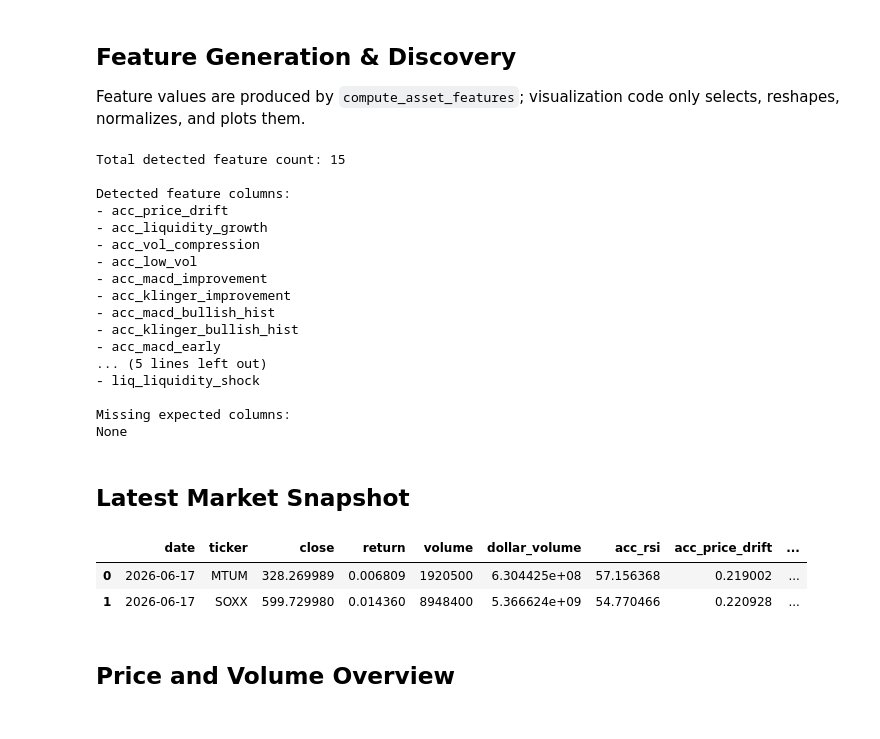
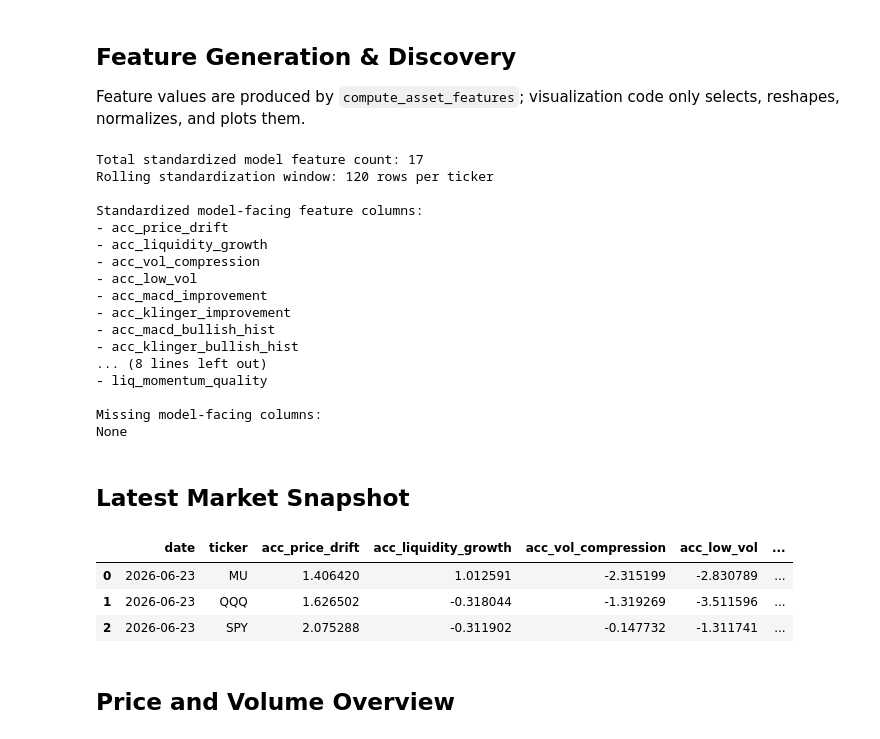
Before and after one commit to nidarshans/FINRL, a Jupyter notebook: notebooks/liquidity_momentum_terminal.ipynb, the cells around one changed output. Cells and saved outputs as stored; diff of their text form; code cells hidden in the pictures.

```diff
--- a/notebooks/liquidity_momentum_terminal.ipynb
+++ b/notebooks/liquidity_momentum_terminal.ipynb
@@ -51,13 +51,16 @@ pd.set_option("display.max_columns", 120)
 
 Edit these values, then run the notebook from top to bottom.
 # %%
-TICKERS = ("SOXX", "MTUM")
-START = "2026-01-01"
-END = "2026-06-18"
+TICKERS = ("MU", "SPY", "QQQ")
+START = "2024-01-01"
+END = "2027-06-23"
 CACHE_DIR = "data/cache"
 LOCAL_OHLCV_PATH = None  # Example: "data/cache/ohlcv.parquet"
-FEATURE_CONFIG = FeatureConfig()
-PREPROCESSING_CONFIG = PreprocessingConfig(rolling_window=252)
+FEATURE_CONFIG = FeatureConfig(
+    accumulation_window=60,
+    liquidity_ratio_window=60,
+)
+PREPROCESSING_CONFIG = PreprocessingConfig(rolling_window=120)
 USE_YFINANCE = True
 # %%
 EXPECTED_OHLCV_COLUMNS = {"date", "ticker", "open", "high", "low", "close", "adj_close", "volume"}
@@ -257,25 +261,29 @@ shape: (5, 8)
 
 Feature values are produced by `compute_asset_features`; visualization code only selects, reshapes, normalizes, and plots them.
 # %%
-features = compute_asset_features(ohlcv, FEATURE_CONFIG)
-feature_groups = detect_feature_columns(features)
+raw_features = compute_asset_features(ohlcv, FEATURE_CONFIG)
+feature_groups = detect_feature_columns(raw_features)
+standardized_bundle = standardize_model_features(raw_features, PREPROCESSING_CONFIG)
+features = standardized_bundle.asset_features
 features_pd = to_pandas_sorted(features)
 
-print(f"Total detected feature count: {len(feature_groups['all'])}")
-print("\nDetected feature columns:")
+print(f"Total standardized model feature count: {len(feature_groups['all'])}")
+print(f"Rolling standardization window: {PREPROCESSING_CONFIG.rolling_window} rows per ticker")
+print("\nStandardized model-facing feature columns:")
 for col in feature_groups["all"]:
     print(f"- {col}")
 
-print("\nMissing expected columns:")
+print("\nMissing model-facing columns:")
 if feature_groups["missing_expected"]:
     for col in feature_groups["missing_expected"]:
         print(f"- {col}")
 else:
     print("None")
 # %% [output]
-Total detected feature count: 15
+Total standardized model feature count: 17
+Rolling standardization window: 120 rows per ticker
 
-Detected feature columns:
+Standardized model-facing feature columns:
 - acc_price_drift
 - acc_liquidity_growth
 - acc_vol_compression
@@ -284,24 +292,24 @@ Detected feature columns:
 - acc_klinger_improvement
 - acc_macd_bullish_hist
 - acc_klinger_bullish_hist
-- acc_macd_early
-... (5 lines left out)
-- liq_liquidity_shock
+... (8 lines left out)
+- liq_momentum_quality
 
-Missing expected columns:
+Missing model-facing columns:
 None
 # %% [markdown]
 ## Latest Market Snapshot
 # %%
-snapshot = latest_snapshot(features_pd)
+snapshot = features_pd.sort_values("date").groupby("ticker").tail(1)[["date", "ticker", *MODEL_FEATURE_COLUMNS]].sort_values("ticker").reset_index(drop=True)
 try:
     display(snapshot.style.format(precision=4).background_gradient(cmap="viridis", subset=snapshot.select_dtypes(include=np.number).columns))
 except Exception:
     display(snapshot)
 # %% [output]
-|  | date | ticker | close | return | volume | dollar_volume | acc_rsi | acc_price_drift | ... |
-| 0 | 2026-06-17 | MTUM | 328.269989 | 0.006809 | 1920500 | 6.304425e+08 | 57.156368 | 0.219002 | ... |
-| 1 | 2026-06-17 | SOXX | 599.729980 | 0.014360 | 8948400 | 5.366624e+09 | 54.770466 | 0.220928 | ... |
+|  | date | ticker | acc_price_drift | acc_liquidity_growth | acc_vol_compression | acc_low_vol | ... |
+| 0 | 2026-06-23 | MU | 1.406420 | 1.012591 | -2.315199 | -2.830789 | ... |
+| 1 | 2026-06-23 | QQQ | 1.626502 | -0.318044 | -1.319269 | -3.511596 | ... |
+| 2 | 2026-06-23 | SPY | 2.075288 | -0.311902 | -0.147732 | -1.311741 | ... |
 # %% [markdown]
 ## Price and Volume Overview
 # %%
```
Also changed, not shown: parts of 9 cells of this notebook, 7 other files.
